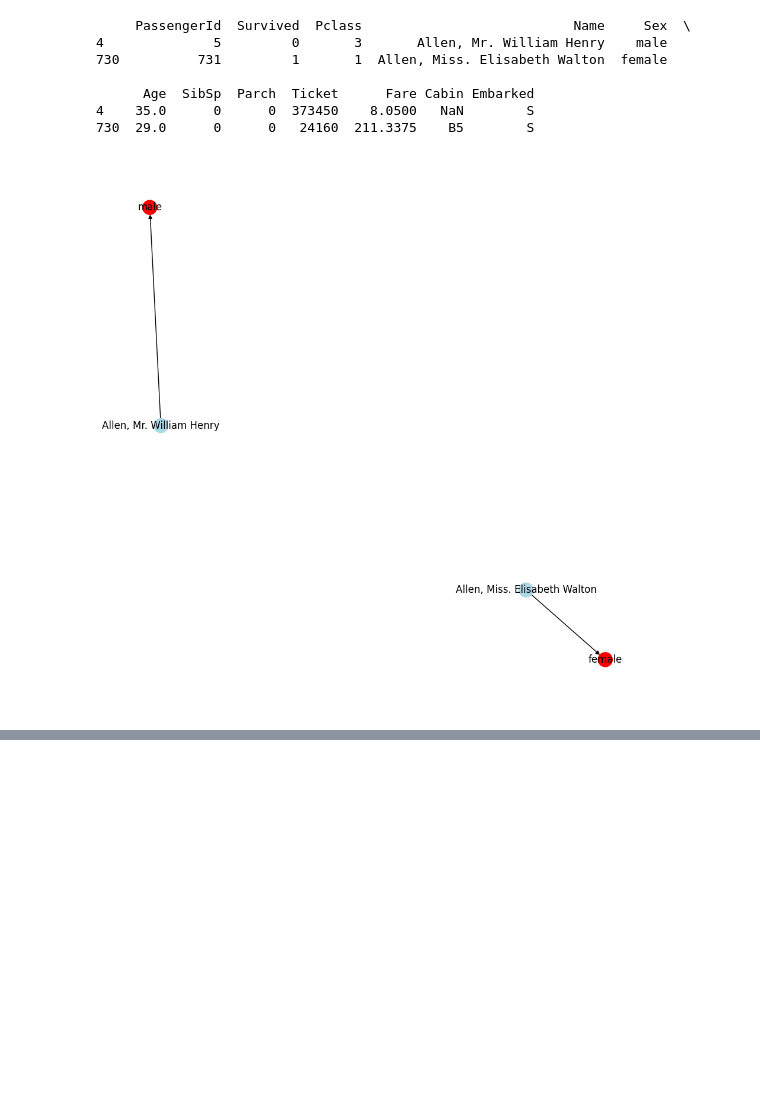
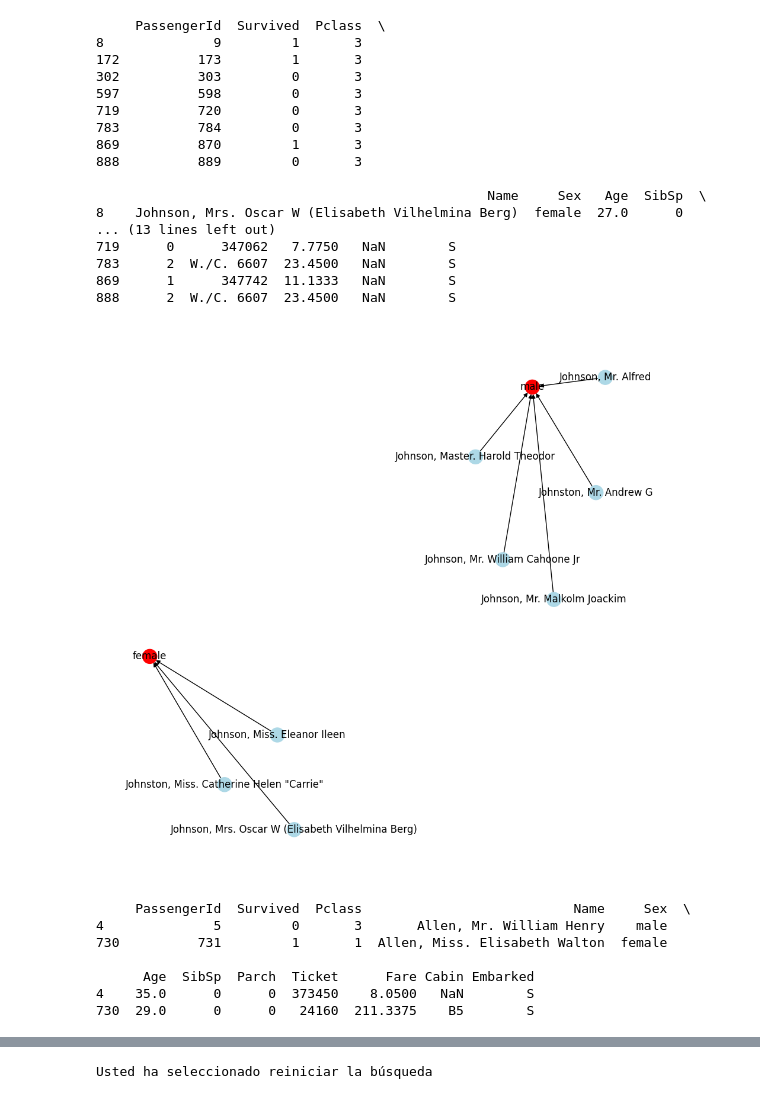
Before and after one commit to IlledNacu/TPmate3-trycatch, a Jupyter notebook: TITANIC/tpTitanic.ipynb, the cells around one changed output, grey strips where cells are left out. Cells and saved outputs as stored; diff of their text form; code cells hidden in the pictures; blank space fills up the shorter version.

Commit message:
menu para el usuario

```diff
--- a/TITANIC/tpTitanic.ipynb
+++ b/TITANIC/tpTitanic.ipynb
@@ -4,8 +4,6 @@ import matplotlib.pyplot as plt
 import pandas as pd
 import numpy as np
 # %%
-Data = pd.read_csv('Titanic.csv')
-
 def por_genero(nombre):
     global Data  # Indica que Data es una variable global
     Data = Data[Data['Name'].str.match(nombre)==True]
@@ -37,24 +35,60 @@ def por_clase(nombre):
     plt.show()
 
 def por_supervivencia(nombre):
-    print('En construcción')
+    global Data  # Indica que Data es una variable global
+    Data = Data[Data['Name'].str.match(nombre)==True]
+    print(Data)
 
-nombre = "^" + input('Ingrese el apellido que desea buscar:').capitalize() + ".*"
+    fig, ax = plt.subplots(figsize =(12,12))
 
-menu = int(input('Elija el parámetro de búsqueda (número de la opción):\n1. Por género\n2. Por clase\n3. Por supervivencia'))
-
-if(menu == 1):
-    por_genero(nombre)
-elif(menu == 2):
-    por_clase(nombre)
-else:
-    por_supervivencia(nombre)
+    DG = nx.DiGraph()
+    for i in range(0, len(Data)):
+        DG.add_edge(Data.iloc[i]['Name'], Data.iloc[i]['Survived'])
+        i = i + 1
+    supervivencia = ["1", "0"]
+    nx.draw(DG, with_labels=True, node_color= ['red' if node in supervivencia else 'lightblue' for node in DG.nodes()])
+    plt.show()
-# %% [output]
-     PassengerId  Survived  Pclass                           Name     Sex  \
-4              5         0       3       Allen, Mr. William Henry    male
-730          731         1       1  Allen, Miss. Elisabeth Walton  female
-
-      Age  SibSp  Parch  Ticket      Fare Cabin Embarked
-4    35.0      0      0  373450    8.0500   NaN        S
-730  29.0      0      0   24160  211.3375    B5        S
-[figure, removed]
+# %%
+menu_acceso = True
+while menu_acceso:
+    Data = pd.read_csv('Titanic.csv')
+    nombre = "^" + input('Ingrese el apellido que desea buscar:').capitalize() + ".*"
+
+    menu = int(input('Elija el parámetro de búsqueda (número de la opción):\n1. Por género\n2. Por clase\n3. Por supervivencia\n4. Reiniciar la búsqueda\n5. Salir'))
+
+    if(menu == 1):
+        por_genero(nombre)
+    elif(menu == 2):
+        por_clase(nombre)
+    elif(menu == 3):
+        por_supervivencia(nombre)
+    elif(menu == 5):
+        menu_acceso = False
+    else:
+        print('Usted ha seleccionado reiniciar la búsqueda')
+# %% [output]
+     PassengerId  Survived  Pclass  \
+8              9         1       3
+172          173         1       3
+302          303         0       3
+597          598         0       3
+719          720         0       3
+783          784         0       3
+869          870         1       3
+888          889         0       3
+
+                                                  Name     Sex   Age  SibSp  \
+8    Johnson, Mrs. Oscar W (Elisabeth Vilhelmina Berg)  female  27.0      0
+... (13 lines left out)
+719      0      347062   7.7750   NaN        S
+783      2  W./C. 6607  23.4500   NaN        S
+869      1      347742  11.1333   NaN        S
+888      2  W./C. 6607  23.4500   NaN        S
+[figure, added]
+     PassengerId  Survived  Pclass                           Name     Sex  \
+4              5         0       3       Allen, Mr. William Henry    male
+730          731         1       1  Allen, Miss. Elisabeth Walton  female
+
+      Age  SibSp  Parch  Ticket      Fare Cabin Embarked
+4    35.0      0      0  373450    8.0500   NaN        S
+730  29.0      0      0   24160  211.3375    B5        S
@@ -60,0 +114 @@ else:
+Usted ha seleccionado reiniciar la búsqueda
```
Also changed, not shown: parts of 1 cell of this notebook.
